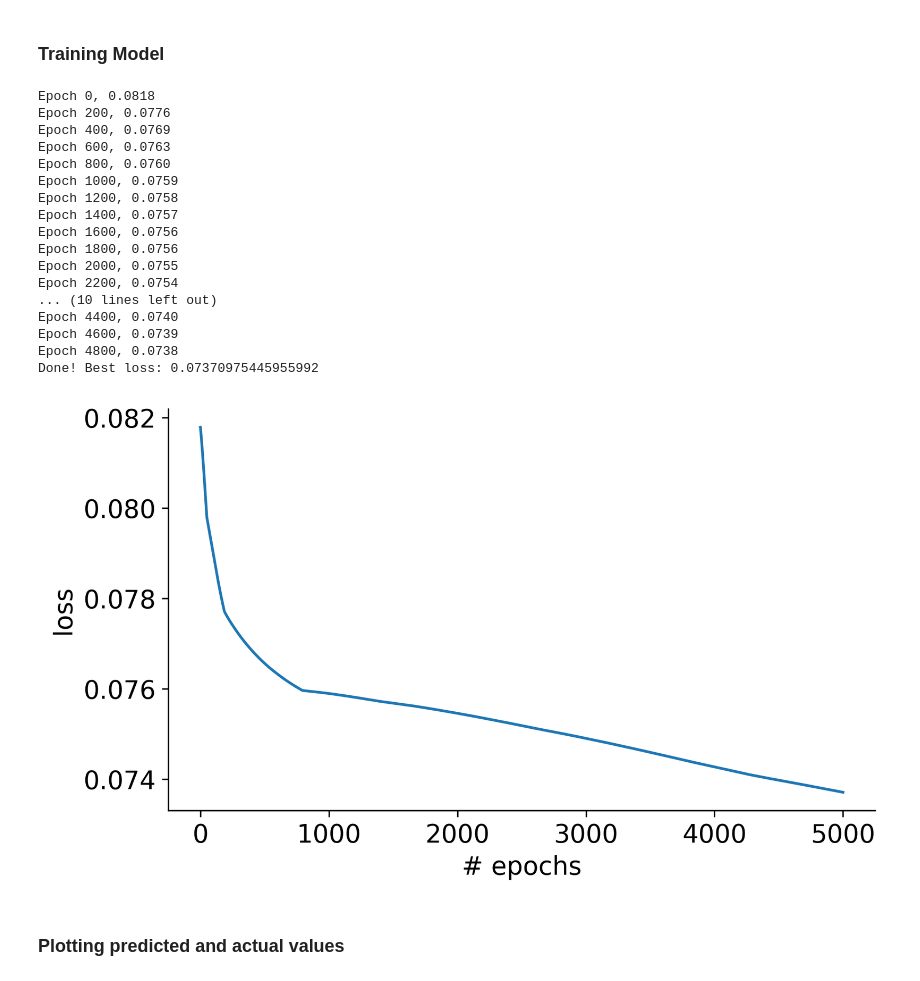
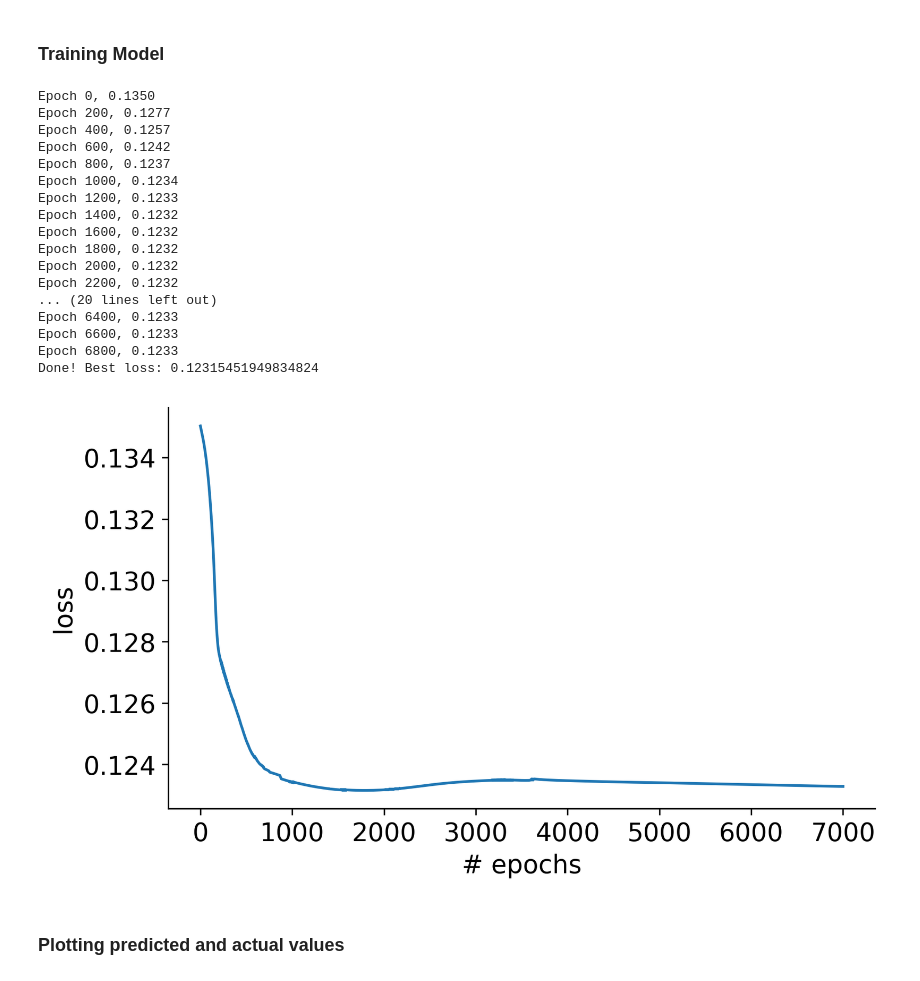
Before and after one commit to avg-bitsian/distributional-td, a Jupyter notebook: main.ipynb, the cells around one changed output. Drawn from its saved outputs; the diff is of its cells as text; code cells hidden in the pictures.

```diff
--- a/main.ipynb
+++ b/main.ipynb
@@ -25,30 +25,30 @@ model # parameters: 48
 # %% [markdown]
 ### Training Model
 # %%
-lr = 0.01
+lr = 1
 batch_size = 12
 dataloader = make_dataloader(E, batch_size=batch_size)
-scores = train_model(model, dataloader, lr=lr, epochs=5000, print_every=200)
+scores = train_model(model, dataloader, lr=lr, epochs=7000, print_every=200)
 plot_loss(scores)
 # %% [output]
-Epoch 0, 0.0818
-Epoch 200, 0.0776
-Epoch 400, 0.0769
-Epoch 600, 0.0763
-Epoch 800, 0.0760
-Epoch 1000, 0.0759
-Epoch 1200, 0.0758
-Epoch 1400, 0.0757
-Epoch 1600, 0.0756
-Epoch 1800, 0.0756
-Epoch 2000, 0.0755
-Epoch 2200, 0.0754
-... (10 lines left out)
-Epoch 4400, 0.0740
-Epoch 4600, 0.0739
-Epoch 4800, 0.0738
-Done! Best loss: 0.07370975445955992
+Epoch 0, 0.1350
+Epoch 200, 0.1277
+Epoch 400, 0.1257
+Epoch 600, 0.1242
+Epoch 800, 0.1237
+Epoch 1000, 0.1234
+Epoch 1200, 0.1233
+Epoch 1400, 0.1232
+Epoch 1600, 0.1232
+Epoch 1800, 0.1232
+Epoch 2000, 0.1232
+Epoch 2200, 0.1232
+... (20 lines left out)
+Epoch 6400, 0.1233
+Epoch 6600, 0.1233
+Epoch 6800, 0.1233
+Done! Best loss: 0.12315451949834824
-[figure, old version]
+[figure, new version]
 # %% [markdown]
 ### Plotting predicted and actual values
 # %%
```
Also changed, not shown: parts of 2 cells of this notebook, 1 other file.
